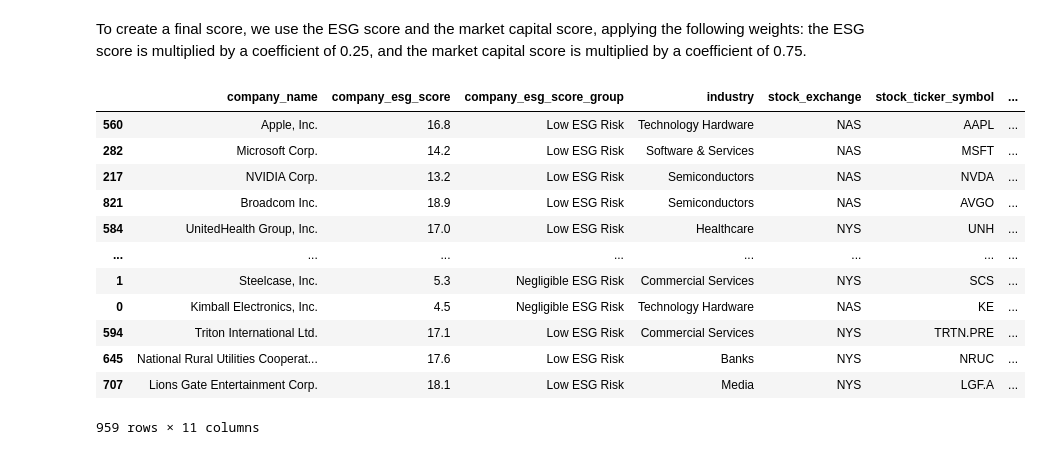
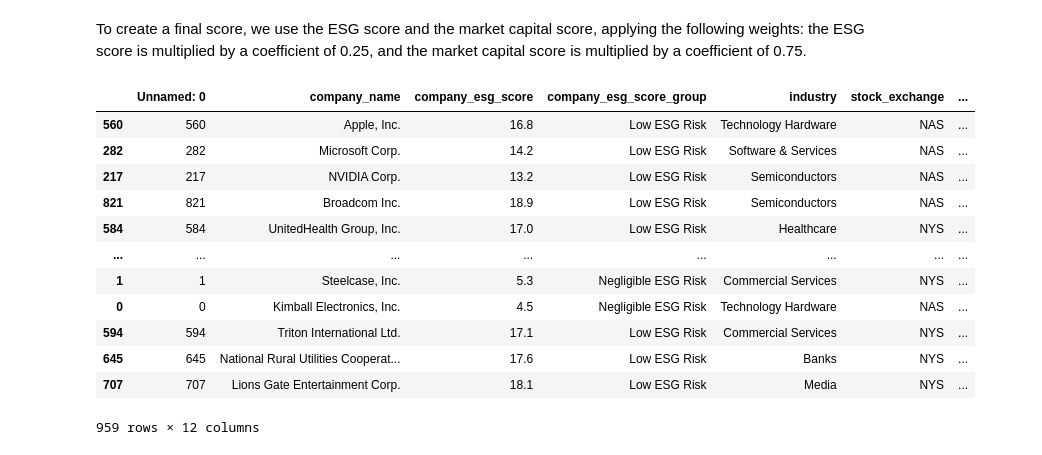
Before and after one commit to Herb-sh/sustainability_portfolio_optimisation, a Jupyter notebook: notebooks/data_preparation.ipynb, the cells around one changed output. Saved outputs shown, nothing was run; the diff lists cells and outputs as text; code cells hidden in the pictures.

```diff
--- a/notebooks/data_cleaning.ipynb
+++ b/notebooks/data_preparation.ipynb
@@ -396,9 +361,9 @@ df_market_cap
 
 Since ESG-Score and market-capital are on different scales, it's important to normalize them so they can be compared directly.
 # %%
-df_unscaled = df_market_cap.copy(deep=True)
+df_scaled = pd.read_csv('../data/data_4_market_cap_euro.csv')
 # %%
 # Normalize ESG-Score and market-capital
 scaler = MinMaxScaler()
-df_unscaled[['company_esg_score_scale', 'market_capital_scale']] = scaler.fit_transform(df_unscaled[['company_esg_score', 'market_capital_euro']])
+df_scaled[['company_esg_score_scale', 'market_capital_scale']] = scaler.fit_transform(df_scaled[['company_esg_score', 'market_capital_euro']])
 # %%
@@ -422,23 +387,23 @@ To create a final score, we use the ESG score and the market capital score, appl
 # %%
 # Create final score
 coefficient_esg_score = 0.25
 coefficient_market_capital = 0.75
-df_unscaled['score'] = df_unscaled['company_esg_score_scale'] * coefficient_esg_score + df_unscaled['market_capital_scale'] * coefficient_market_capital
+df_scaled['score'] = df_scaled['company_esg_score_scale'] * coefficient_esg_score + df_scaled['market_capital_scale'] * coefficient_market_capital
 
 # Sort by score
-df_unscaled.sort_values(by='score', ascending=False)
+df_scaled.sort_values(by='score', ascending=False)
 # %% [output]
-|  | company_name | company_esg_score | company_esg_score_group | industry | stock_exchange | stock_ticker_symbol | ... |
-| 560 | Apple, Inc. | 16.8 | Low ESG Risk | Technology Hardware | NAS | AAPL | ... |
-| 282 | Microsoft Corp. | 14.2 | Low ESG Risk | Software & Services | NAS | MSFT | ... |
-| 217 | NVIDIA Corp. | 13.2 | Low ESG Risk | Semiconductors | NAS | NVDA | ... |
-| 821 | Broadcom Inc. | 18.9 | Low ESG Risk | Semiconductors | NAS | AVGO | ... |
-| 584 | UnitedHealth Group, Inc. | 17.0 | Low ESG Risk | Healthcare | NYS | UNH | ... |
+|  | Unnamed: 0 | company_name | company_esg_score | company_esg_score_group | industry | stock_exchange | ... |
+| 560 | 560 | Apple, Inc. | 16.8 | Low ESG Risk | Technology Hardware | NAS | ... |
+| 282 | 282 | Microsoft Corp. | 14.2 | Low ESG Risk | Software & Services | NAS | ... |
+| 217 | 217 | NVIDIA Corp. | 13.2 | Low ESG Risk | Semiconductors | NAS | ... |
+| 821 | 821 | Broadcom Inc. | 18.9 | Low ESG Risk | Semiconductors | NAS | ... |
+| 584 | 584 | UnitedHealth Group, Inc. | 17.0 | Low ESG Risk | Healthcare | NYS | ... |
 | ... | ... | ... | ... | ... | ... | ... | ... |
-| 1 | Steelcase, Inc. | 5.3 | Negligible ESG Risk | Commercial Services | NYS | SCS | ... |
-| 0 | Kimball Electronics, Inc. | 4.5 | Negligible ESG Risk | Technology Hardware | NAS | KE | ... |
-| 594 | Triton International Ltd. | 17.1 | Low ESG Risk | Commercial Services | NYS | TRTN.PRE | ... |
-| 645 | National Rural Utilities Cooperat... | 17.6 | Low ESG Risk | Banks | NYS | NRUC | ... |
-| 707 | Lions Gate Entertainment Corp. | 18.1 | Low ESG Risk | Media | NYS | LGF.A | ... |
+| 1 | 1 | Steelcase, Inc. | 5.3 | Negligible ESG Risk | Commercial Services | NYS | ... |
+| 0 | 0 | Kimball Electronics, Inc. | 4.5 | Negligible ESG Risk | Technology Hardware | NAS | ... |
+| 594 | 594 | Triton International Ltd. | 17.1 | Low ESG Risk | Commercial Services | NYS | ... |
+| 645 | 645 | National Rural Utilities Cooperat... | 17.6 | Low ESG Risk | Banks | NYS | ... |
+| 707 | 707 | Lions Gate Entertainment Corp. | 18.1 | Low ESG Risk | Media | NYS | ... |
-959 rows × 11 columns
+959 rows × 12 columns
 # %%
```
Also changed, not shown: parts of 13 cells of this notebook, 5 other files.
